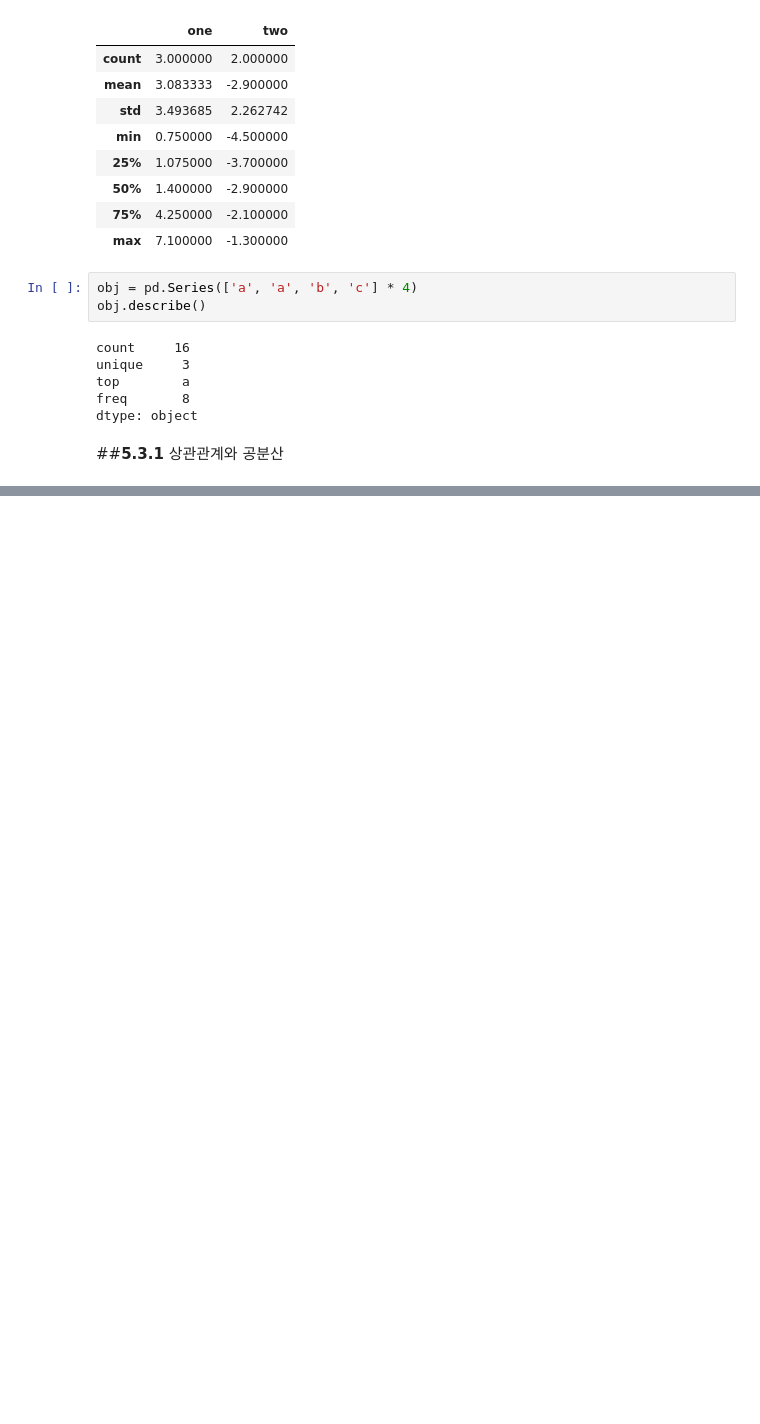
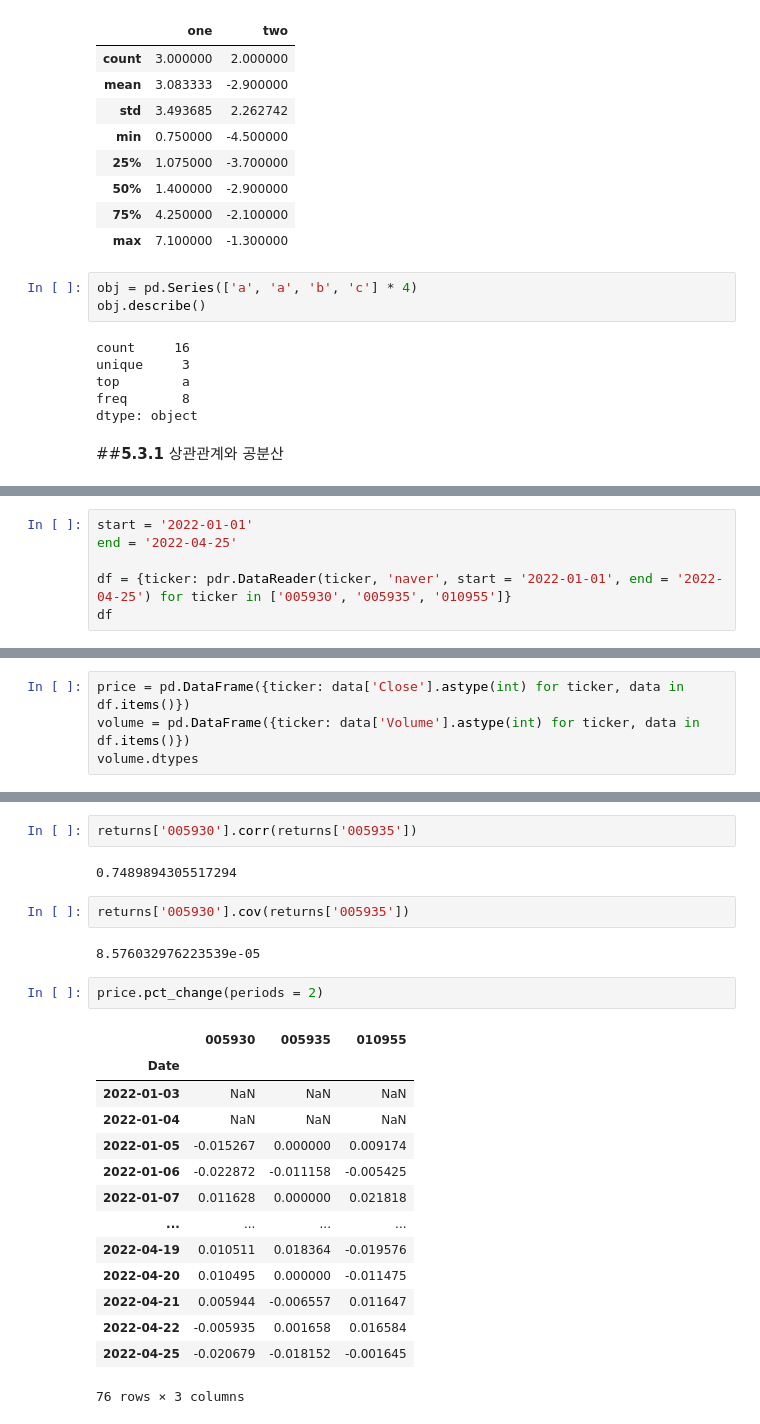
Before and after one commit to hoonzi-s/PyData, a Jupyter notebook: Ch05. Pandas.ipynb, the cells around one changed output, grey strips where cells are left out. Drawn from its saved outputs; the diff is of its cells as text; blank space fills up the shorter version.

```diff
--- a/Ch05. Pandas.ipynb
+++ b/Ch05. Pandas.ipynb
@@ -1304,0 +1277,6 @@ FileNotFoundError: ignored
+# %%
+start = '2022-01-01'
+end = '2022-04-25'
+
+df = {ticker: pdr.DataReader(ticker, 'naver', start = '2022-01-01', end = '2022-04-25') for ticker in ['005930', '005935', '010955']}
+df
@@ -1304,0 +1301,4 @@ FileNotFoundError: ignored
+# %%
+price = pd.DataFrame({ticker: data['Close'].astype(int) for ticker, data in df.items()})
+volume = pd.DataFrame({ticker: data['Volume'].astype(int) for ticker, data in df.items()})
+volume.dtypes
@@ -1304,0 +1321,25 @@ FileNotFoundError: ignored
+# %%
+returns['005930'].corr(returns['005935'])
+# %% [output]
+0.7489894305517294
+# %%
+returns['005930'].cov(returns['005935'])
+# %% [output]
+8.576032976223539e-05
+# %%
+price.pct_change(periods = 2)
+# %% [output]
+|  | 005930 | 005935 | 010955 |
+| Date |  |  |  |
+| 2022-01-03 | NaN | NaN | NaN |
+| 2022-01-04 | NaN | NaN | NaN |
+| 2022-01-05 | -0.015267 | 0.000000 | 0.009174 |
+| 2022-01-06 | -0.022872 | -0.011158 | -0.005425 |
+| 2022-01-07 | 0.011628 | 0.000000 | 0.021818 |
+| ... | ... | ... | ... |
+| 2022-04-19 | 0.010511 | 0.018364 | -0.019576 |
+| 2022-04-20 | 0.010495 | 0.000000 | -0.011475 |
+| 2022-04-21 | 0.005944 | -0.006557 | 0.011647 |
+| 2022-04-22 | -0.005935 | 0.001658 | 0.016584 |
+| 2022-04-25 | -0.020679 | -0.018152 | -0.001645 |
+76 rows × 3 columns
```
Also changed, not shown: parts of 33 cells of this notebook.
